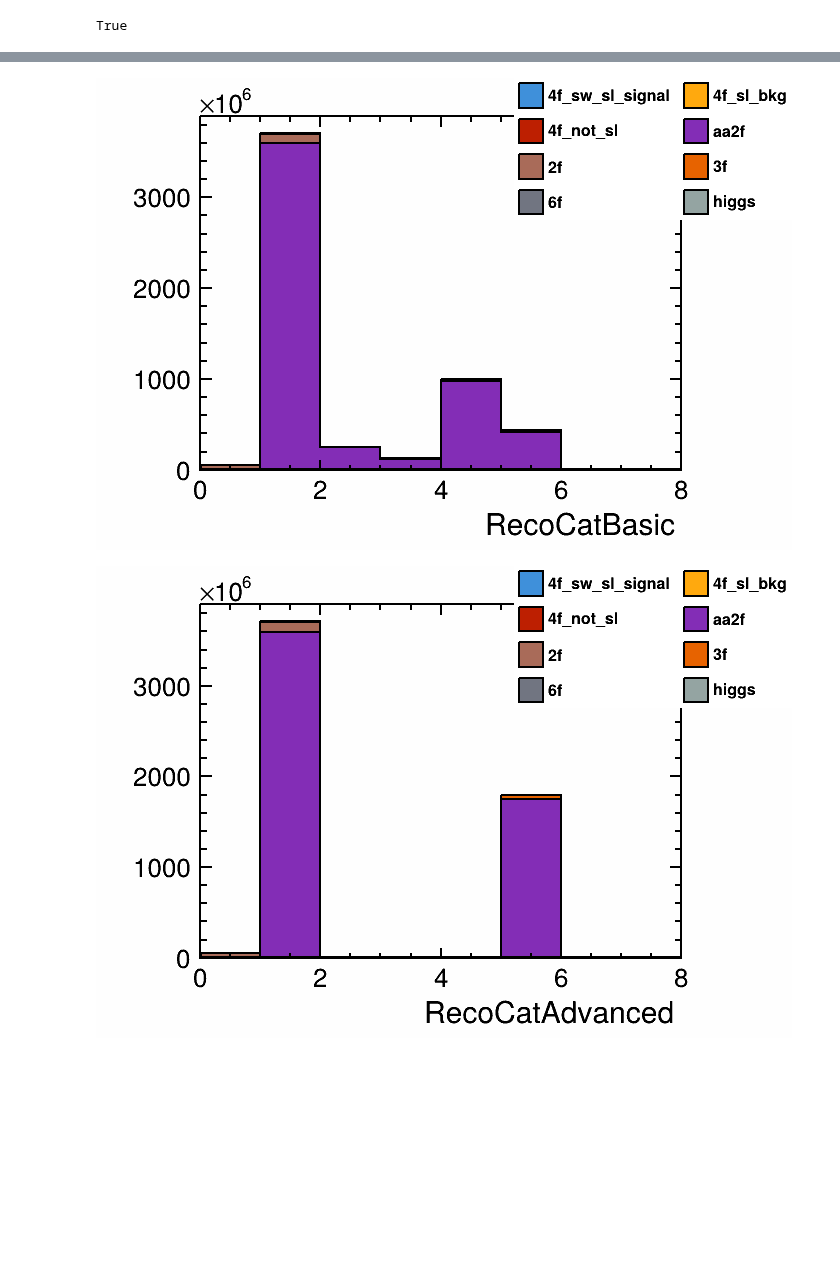
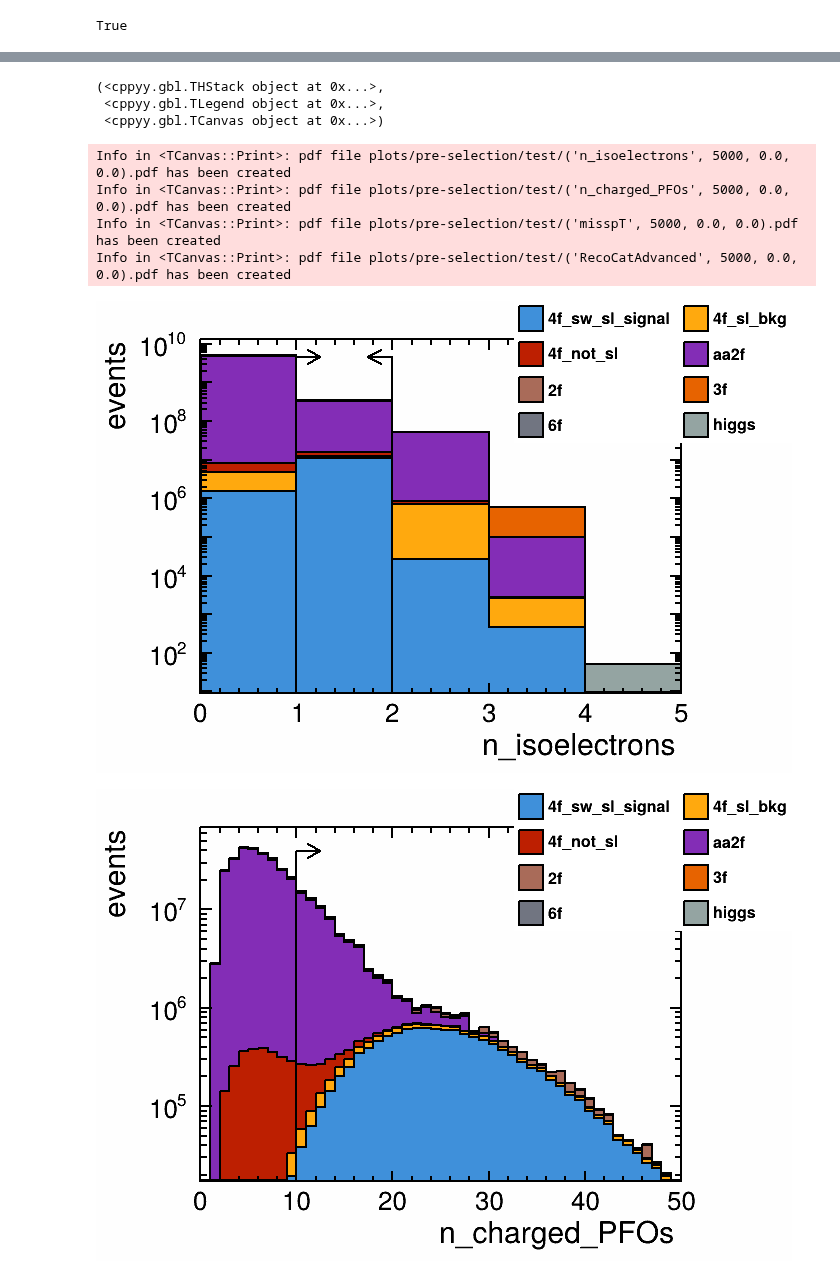
Before and after one commit to Zehvogel/enuW, a Jupyter notebook: miniDST-pre-selection.ipynb, the cells around one changed output, grey strips where cells are left out. Cells and saved outputs as stored; diff of their text form; code cells hidden in the pictures; blank space fills up the shorter version.

```diff
--- a/miniDST-pre-selection.ipynb
+++ b/miniDST-pre-selection.ipynb
@@ -7,12 +7,13 @@ OBJ: TStyle     ildStyle        ILD Style : 0 at: 0x7284810
 # %%
 n_threads = 12
-prod = False
+prod = True
 no_rvec = False
 dataset_path = "data/datasets/miniDSTs/processed-test.json"
 output_path = "root://eosproject.cern.ch//eos/experiment/clicdp/data/user/l/lreichen/snapshots/test"
 output_meta = "test.json"
 checked_output_meta = "checked-test.json"
 output_collections = ["PandoraPFOs"]
+plot_dir = "plots/pre-selection/test"
 if prod:
     dataset_path = "data/datasets/miniDSTs/processed-no-exc-higgs.json"
     # dataset_path = "data/datasets/miniDSTs/processed-no-exc-higgs-reduced.json"
@@ -21,6 +22,7 @@ if prod:
     output_meta = "full.json"
     checked_output_meta = "checked-full.json"
     output_collections = r"^(?!R2jet_lvecs)\w+$"
+    plot_dir = "plots/pre-selection/full"
 # %%
 ROOT.EnableImplicitMT(n_threads)
 # %%
@@ -95,23 +97,23 @@ analysis.Define("PVertex_chi2", "PrimaryVertex.chi2")
 analysis.Define("PVertex_chi2ndf", "PVertex_chi2 / PVertex_ndf")
 # %%
 analysis.book_histogram_1D("RecoCatBasic", "RecoCatBasic", ("", ";RecoCatBasic", 8, 0., 8.))
-analysis.book_histogram_1D("RecoCatAdvanced", "RecoCatAdvanced", ("", ";RecoCatAdvanced", 8, 0., 8.))
-
-analysis.add_filter("RecoCatAdvanced == 2", "RecoCatAdvanced == 2")
+# analysis.book_histogram_1D("RecoCatAdvanced", "RecoCatAdvanced", ("", ";RecoCatAdvanced", 8, 0., 8.))
+# analysis.add_filter("RecoCatAdvanced == 2", "RecoCatAdvanced == 2")
 # %%
-
 analysis.book_histogram_1D("n_isoelectrons", "n_isoelectrons", ("", ";n_isoelectrons", 5, 0., 5.))
-analysis.book_histogram_1D("n_charged_PFOs", "n_charged_PFOs", ("", ";n_charged_PFOs", 50, 0., 50.))
-
-analysis.add_filter("n_charged_PFOs >= 10", "n_charged_PFOs geq 10")
 analysis.add_filter("n_isoelectrons == 1", "1 iso electron")
 
+analysis.book_histogram_1D("n_charged_PFOs", "n_charged_PFOs", ("", ";n_charged_PFOs", 50, 0., 50.))
+analysis.add_filter("n_charged_PFOs >= 10", "N_{#pm}#geq 10")
+
 analysis.book_histogram_1D("misspT", "params_WWCategorisation_misspT", ("", ";misspT", 100, 0., 100.))
+analysis.add_filter("params_WWCategorisation_misspT >= 10", "misspT#geq 10")
 
-analysis.add_filter("params_WWCategorisation_misspT >= 10", "misspT geq 10")
+analysis.book_histogram_1D("RecoCatAdvanced", "RecoCatAdvanced", ("", ";RecoCatAdvanced", 8, 0., 8.))
+analysis.add_filter("RecoCatAdvanced == 2", "RecoCat = 2")
+
 
 analysis.book_histogram_1D("PVertex_ndf", "PVertex_ndf", ("", ";PVertex_ndf", 50, 1., 101.))
-
 analysis.book_histogram_1D("missE", "params_WWCategorisation_missE", ("", ";missE", 300, -50., 250.))
 analysis.book_histogram_1D("mInv", "params_WWCategorisation_mInv", ("", ";mInv", 100, 40., 140.))
 analysis.book_histogram_1D("M_jj", "M_jj", ("", ";M_jj", 100, 32., 132.))
@@ -162,17 +157,25 @@ analysis.draw_cutflow()
 # %%
 # unfortunately the jsroot plots break all the time, maybe it is just too much for them
 # %jsroot on
 # 0 - hadronic (both W decay hadronically)
 # 1 - invisible semileptonic (one W decays hadronically, but the lepton is not within detector acceptance/detected)
 # 2 - semileptonic electron
 # 3 - semileptonic muon
 # 4 - semileptonic tauon
 # 5 - leptonic (both W decay leptonically)
 # 6 - other, 7- broken?
-analysis.draw_histogram("RecoCatBasic")
-analysis.draw_histogram("RecoCatAdvanced")
-analysis.draw_histogram("n_charged_PFOs")
-analysis.draw_histogram("n_isoelectrons")
+# analysis.draw_histogram("RecoCatBasic")
+analysis.draw_histogram("n_isoelectrons", logY=True, plot_dir=plot_dir, x_arrowl=1.0, x_arrowr=2.0)
+analysis.draw_histogram("n_charged_PFOs", logY=True, plot_dir=plot_dir, x_arrowl=10.)
+analysis.draw_histogram("misspT", logY=True, plot_dir=plot_dir, x_arrowl=10.)
+analysis.draw_histogram("RecoCatAdvanced", plot_dir=plot_dir, x_arrowl=2., x_arrowr=3.)
 # %% [output]
+(<cppyy.gbl.THStack object at 0x...>,
+ <cppyy.gbl.TLegend object at 0x...>,
+ <cppyy.gbl.TCanvas object at 0x...>)
+Info in <TCanvas::Print>: pdf file plots/pre-selection/test/('n_isoelectrons', 5000, 0.0, 0.0).pdf has been created
+Info in <TCanvas::Print>: pdf file plots/pre-selection/test/('n_charged_PFOs', 5000, 0.0, 0.0).pdf has been created
+Info in <TCanvas::Print>: pdf file plots/pre-selection/test/('misspT', 5000, 0.0, 0.0).pdf has been created
+Info in <TCanvas::Print>: pdf file plots/pre-selection/test/('RecoCatAdvanced', 5000, 0.0, 0.0).pdf has been created
-[figure, old version]
+[figure, new version]
-[figure, old version]
+[figure, new version]
```
Also changed, not shown: parts of 8 cells of this notebook, 2 other files.
